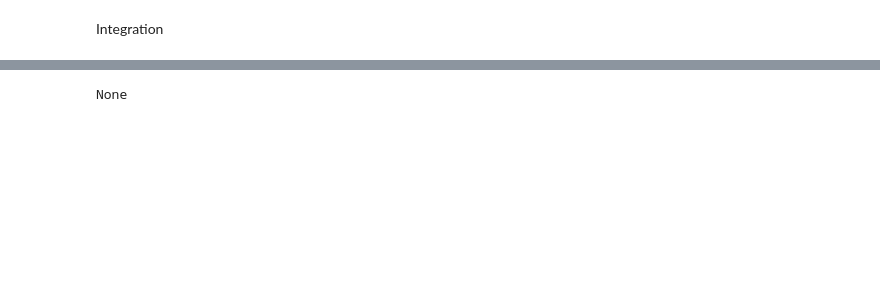
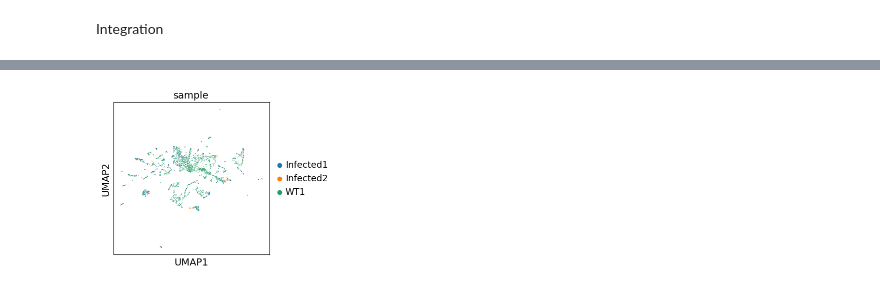
Before and after one commit to CorwinAnsley/biol5177_work, a Jupyter notebook: cw_2/cw_analysis.ipynb, the cells around one changed output, grey strips where cells are left out. Saved outputs shown, nothing was run; the diff lists cells and outputs as text; code cells hidden in the pictures; blank space fills up the shorter version.

```diff
--- a/cw_2/cw_analysis.ipynb
+++ b/cw_2/cw_analysis.ipynb
@@ -130,4 +145,13 @@ WARNING: consider updating your call to make use of `computation`
 # %%
-print(adata_integrated)
+#print(adata_integrated)
+#adata.obsm['X_scanorama']
+sc.pp.neighbors(adata_integrated, use_rep="X_scanorama")
+sc.tl.umap(adata_integrated)
+sc.pl.umap(
+    adata_integrated,
+    color="sample",
+    size=2,
+    return_fig=True
+).savefig('./plots/i_umap.pdf', bbox_inches='tight')
 # %% [output]
-None
+[figure, added]
```
Also changed, not shown: parts of 11 cells of this notebook.
